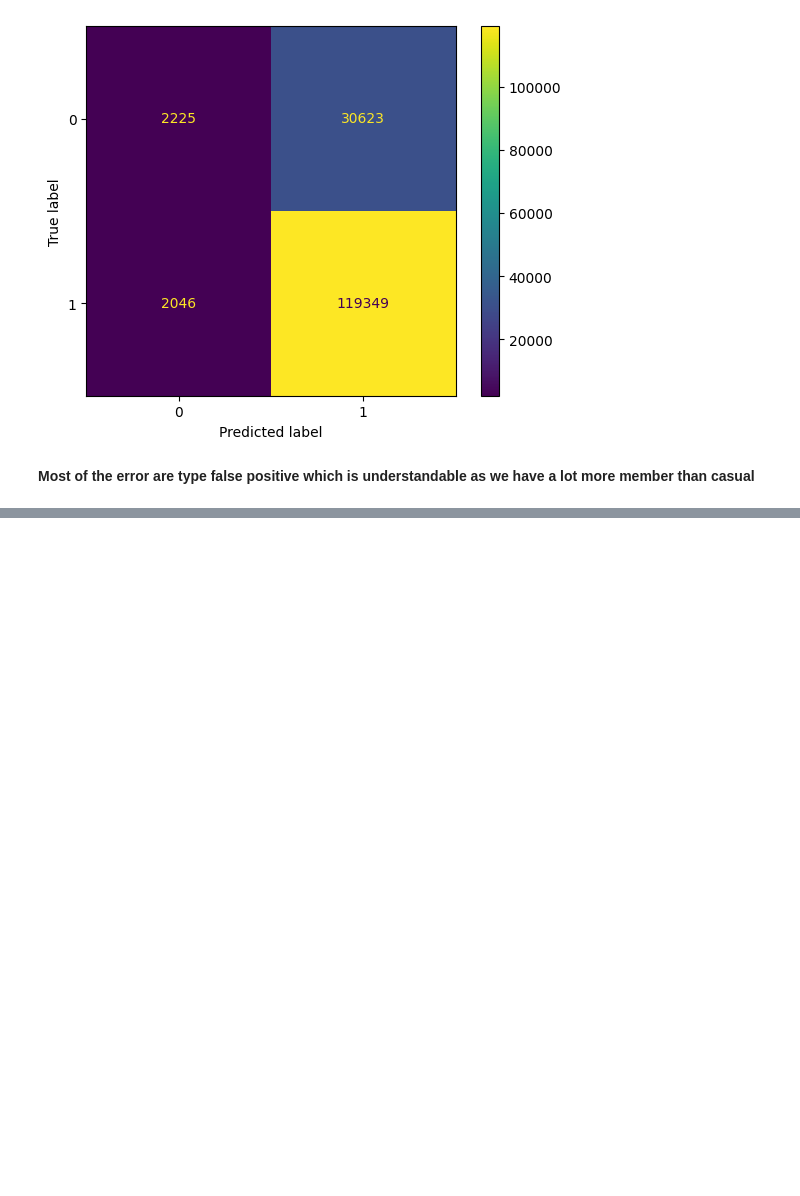
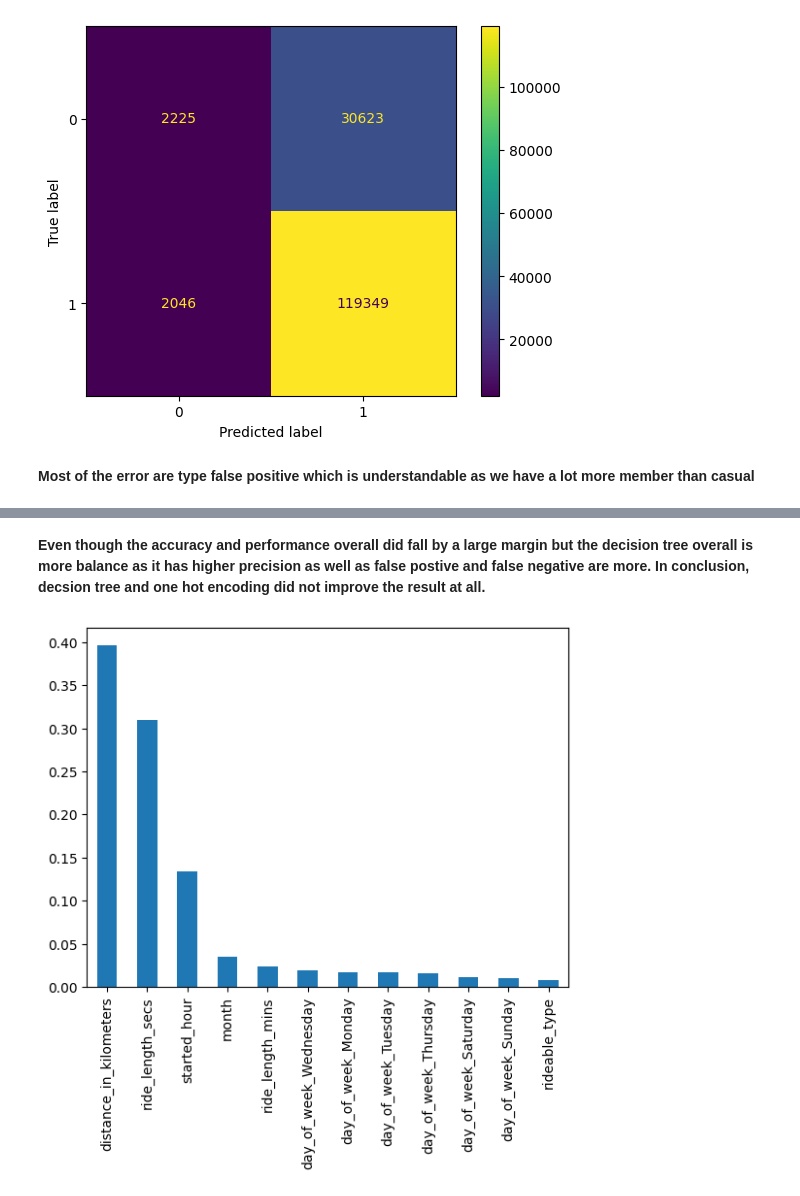
Before and after one commit to ndminh2003/Divvy_Bike_Case_Study_Analysis, a Jupyter notebook: divvy-casestudy.ipynb, the cells around one changed output, grey strips where cells are left out. Cells and saved outputs as stored; diff of their text form; code cells hidden in the pictures; blank space fills up the shorter version.

```diff
--- a/divvy-casestudy.ipynb
+++ b/divvy-casestudy.ipynb
@@ -788,0 +879,11 @@ disp.plot()
+# %% [markdown]
+**Even though the accuracy and performance overall did fall by a large margin but the decision tree overall is more balance as it has higher precision as well as false postive and false negative are more. In conclusion, decsion tree and one hot encoding did not improve the result at all.**
+# %%
+importances = decision_tree.feature_importances_
+
+forest_importances = pd.Series(importances, index=X1.columns).sort_values(ascending=False)
+
+fig, ax = plt.subplots()
+forest_importances.plot.bar(ax=ax);
+# %% [output]
+[figure, added]
```
Also changed, not shown: parts of 19 cells of this notebook.
